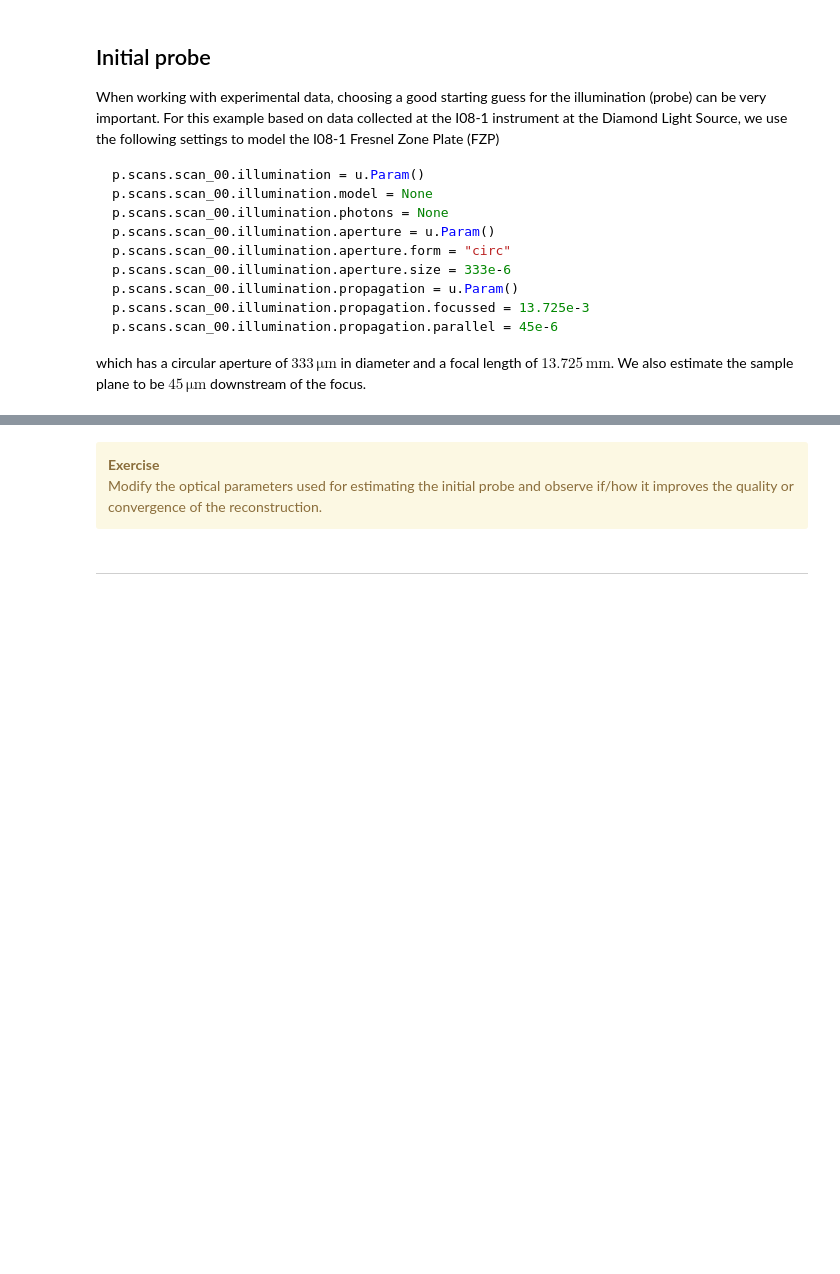
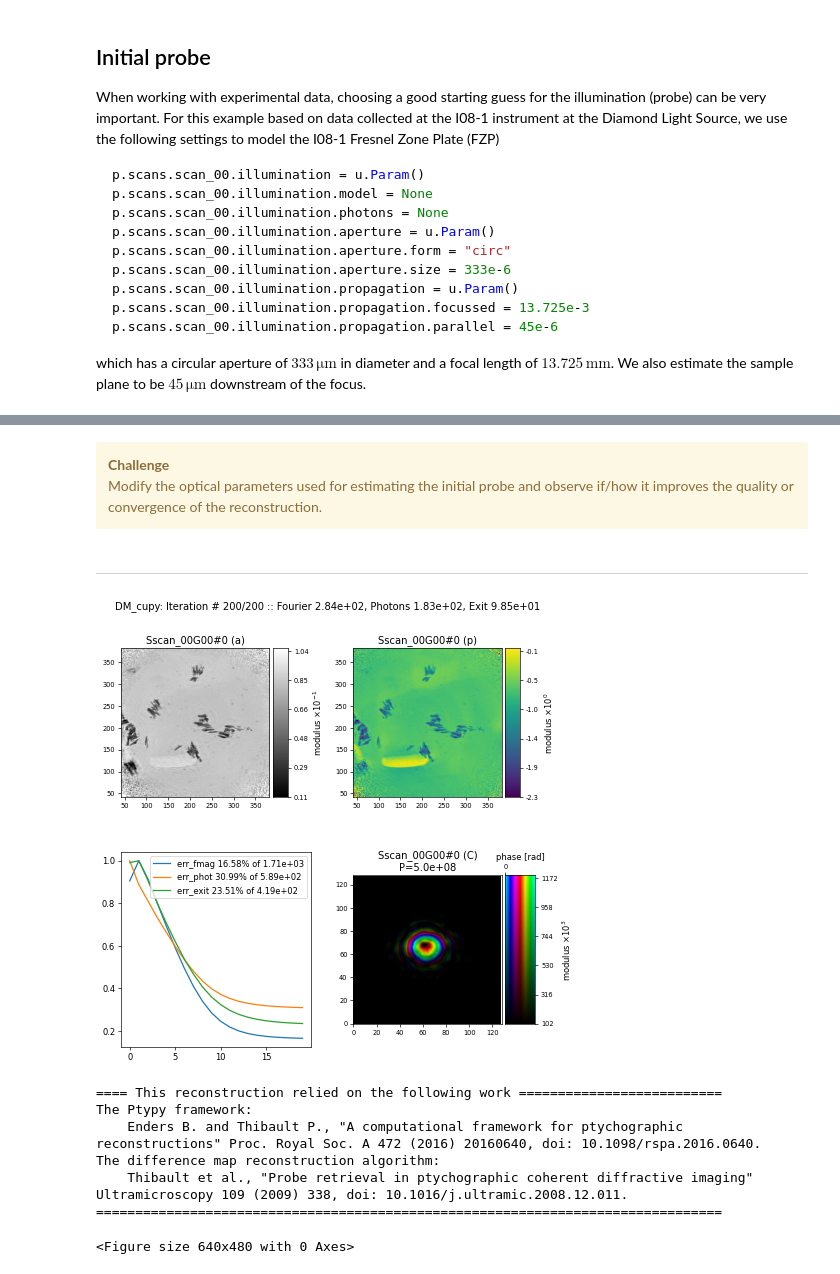
Before and after one commit to ptycho/tutorials, a Jupyter notebook: notebooks/experimental_xray_data/00_data_loading.ipynb, the cells around one changed output, grey strips where cells are left out. Saved outputs shown, nothing was run; the diff lists cells and outputs as text; code cells hidden in the pictures; blank space fills up the shorter version.

```diff
--- a/notebooks/experimental_xray_data/00_data_loading.ipynb
+++ b/notebooks/experimental_xray_data/00_data_loading.ipynb
@@ -134,7 +133,7 @@ resulting in the following reconstruction after 200 iterations of DM showing a s
 ![](./_assets/i08_recons_dm.png)
 # %% [markdown]
 <div class="alert alert-warning" markdown="1">
-    <strong>Exercise</strong><br>Modify the optical parameters used for estimating the initial probe and observe if/how it improves the quality or convergence of the reconstruction.
+    <strong>Challenge</strong><br>Modify the optical parameters used for estimating the initial probe and observe if/how it improves the quality or convergence of the reconstruction.
 </div>
 # %% [markdown]
 ---
@@ -146,7 +145,7 @@ import ptypy.utils as u
 ptypy.load_ptyscan_module("hdf5_loader")
 
 # This will import the GPU engines
-ptypy.load_gpu_engines("cuda")
+ptypy.load_gpu_engines("cupy")
 
 # Root directory of tutorial data
 tutorial_data_home = "../../data/"
@@ -211,31 +210,40 @@ p.scans.scan_00.data.positions.fast_multiplier = 1e-3
 
 # Read meta data: photon energy
 p.scans.scan_00.data.recorded_energy = u.Param()
 p.scans.scan_00.data.recorded_energy.file = path_to_data
 p.scans.scan_00.data.recorded_energy.key = "energy_ev"
 p.scans.scan_00.data.recorded_energy.multiplier = 1e-3
 
 # Read meta data: detector distance
 p.scans.scan_00.data.recorded_distance = u.Param()
 p.scans.scan_00.data.recorded_distance.file = path_to_data
 p.scans.scan_00.data.recorded_distance.key = "det_distance_mm"
 p.scans.scan_00.data.recorded_distance.multiplier = 1e-3
 
 # Read meta data: detector pixelsize
 p.scans.scan_00.data.recorded_psize = u.Param()
 p.scans.scan_00.data.recorded_psize.file = path_to_data
 p.scans.scan_00.data.recorded_psize.key = "det_pixelsize_um"
 p.scans.scan_00.data.recorded_psize.multiplier = 1e-6
 
 # Define reconstruction engine (using DM)
 p.engines = u.Param()
 p.engines.engine = u.Param()
-p.engines.engine.name = "DM_pycuda"
+p.engines.engine.name = "DM_cupy"
 p.engines.engine.numiter = 200
 p.engines.engine.numiter_contiguous = 10
 p.engines.engine.alpha = 0.9
 p.engines.engine.probe_support = None
 p.engines.engine.probe_update_start = 0
 
 # Run reconstruction
 P = ptypy.core.Ptycho(p,level=5)
+# %% [output]
+[figure, added]
+==== This reconstruction relied on the following work ==========================
+The Ptypy framework:
+    Enders B. and Thibault P., "A computational framework for ptychographic reconstructions" Proc. Royal Soc. A 472 (2016) 20160640, doi: 10.1098/rspa.2016.0640.
+The difference map reconstruction algorithm:
+    Thibault et al., "Probe retrieval in ptychographic coherent diffractive imaging" Ultramicroscopy 109 (2009) 338, doi: 10.1016/j.ultramic.2008.12.011.
+================================================================================
+<Figure size 640x480 with 0 Axes>
```
Also changed, not shown: parts of 3 cells of this notebook, 3 other files.
